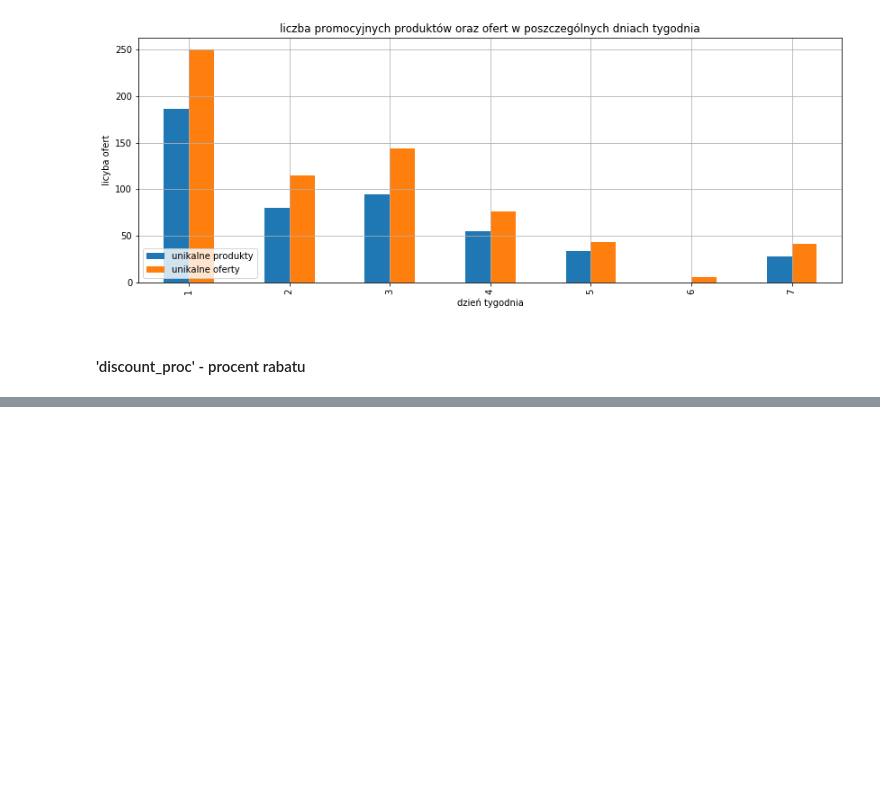
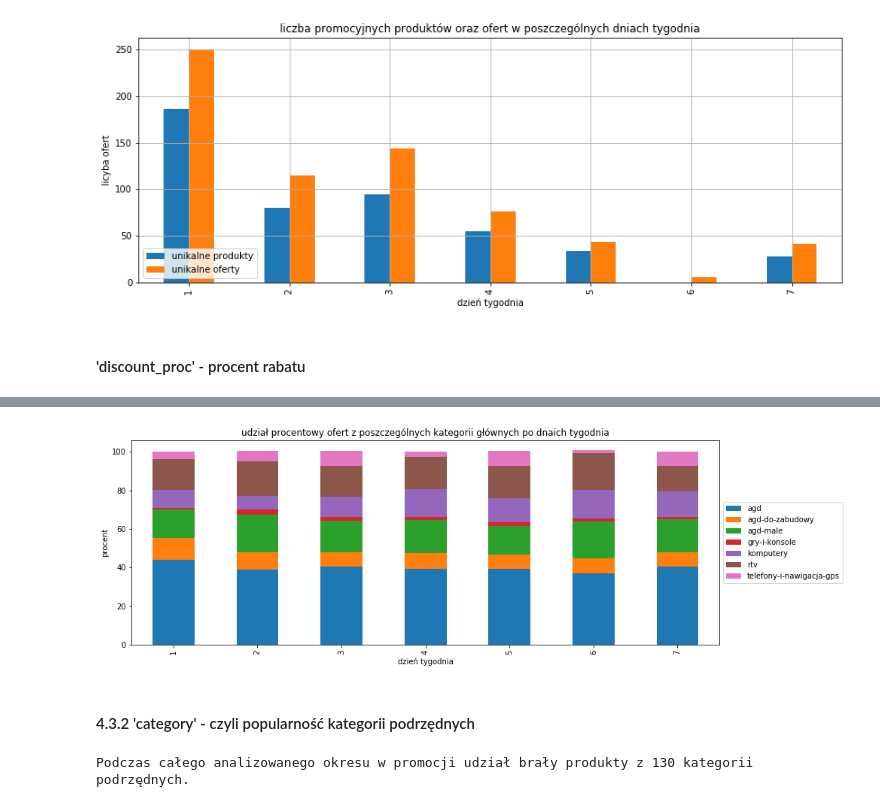
Before and after one commit to grzegorzpokorski/nocna-promocja-euro.com.pl, a Jupyter notebook: data_analysis.ipynb, the cells around one changed output, grey strips where cells are left out. Drawn from its saved outputs; the diff is of its cells as text; code cells hidden in the pictures; blank space fills up the shorter version.

```diff
--- a/data_analysis.ipynb
+++ b/data_analysis.ipynb
@@ -457,0 +484,15 @@ plt.show()
+# %%
+pivot['percent'].plot(kind='bar', stacked=True, figsize=(14,5))
+plt.legend(labels, loc='center left', bbox_to_anchor=(1, 0.5))
+plt.title('udział procentowy ofert z poszczególnych kategorii głównych po dnaich tygodnia')
+plt.xlabel('dzień tygodnia')
+plt.ylabel('procent')
+plt.show()
+# %% [output]
+[figure, added]
+# %% [markdown]
+#### 4.3.2 'category' - czyli popularność kategorii podrzędnych
+# %%
+print(f'Podczas całego analizowanego okresu w promocji udział brały produkty z {len(df.category.unique())} kategorii podrzędnych.')
+# %% [output]
+Podczas całego analizowanego okresu w promocji udział brały produkty z 130 kategorii podrzędnych.
```
Also changed, not shown: parts of 46 cells of this notebook.
